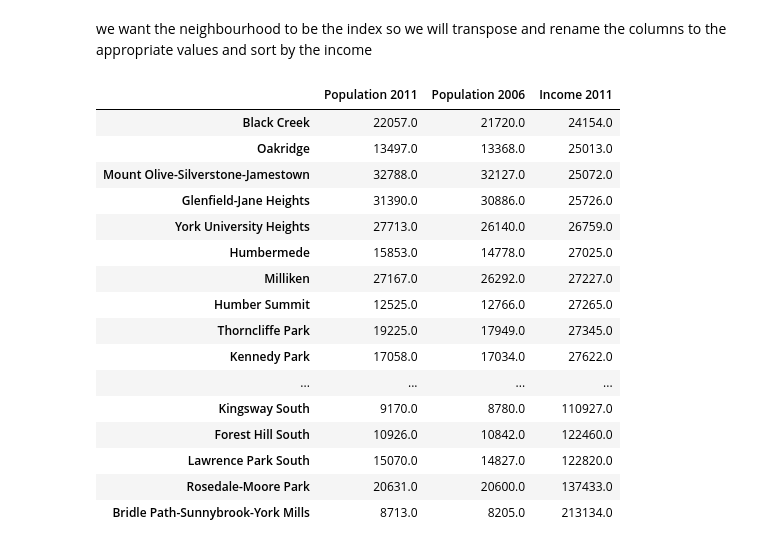
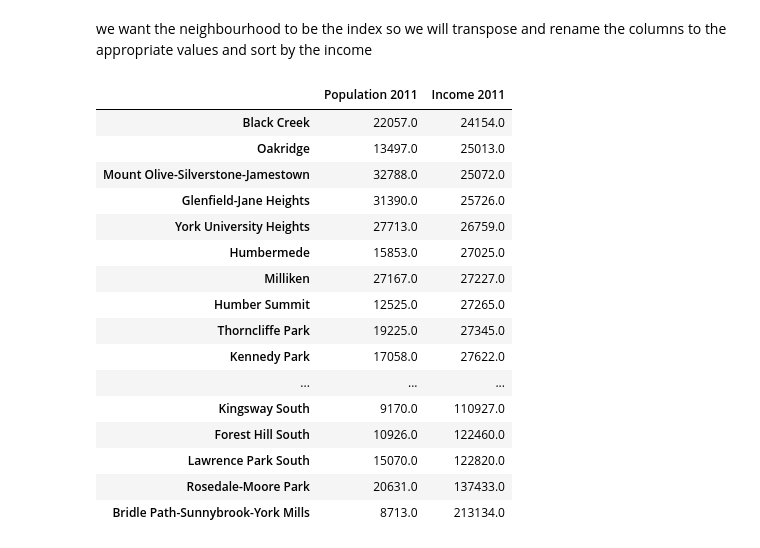
Before and after one commit to devanconstance/Coursera_Capstone, a Jupyter notebook: battle of the neighborhoods.ipynb, the cells around one changed output. Cells and saved outputs as stored; diff of their text form; code cells hidden in the pictures.

```diff
--- a/battle of the neighborhoods.ipynb
+++ b/battle of the neighborhoods.ipynb
@@ -63,7 +63,7 @@ toronto_df.head()
 # %% [markdown]
 now grabbing the neighbourhods from the dataframe and creating a new dataframe for 2006 and 2011 population and income based on their indexed location on the original dataframe
 # %%
-new_df=toronto_df.iloc[[0,1,689]]
+new_df=toronto_df.iloc[[0,689]]
 new_df=new_df.drop(['Category','Topic','Attribute','City of Toronto'], axis =1)
 new_df
 # %% [output]
@@ -75,24 +74,25 @@ new_df
 we want the neighbourhood to be the index so we will transpose and rename the columns to the appropriate values and sort by the income
 # %%
 new=new_df.transpose()
-new= new.rename(columns={0 : "Population 2011", 1 : "Population 2006", 689 : "Income 2011"})
+new= new.rename(columns={0 : "Population 2011"
+                         , 689 : "Income 2011"})
 new_toronto_df=new.sort_values('Income 2011')
 new_toronto_df
 # %% [output]
-|  | Population 2011 | Population 2006 | Income 2011 |
-| Black Creek | 22057.0 | 21720.0 | 24154.0 |
-| Oakridge | 13497.0 | 13368.0 | 25013.0 |
-| Mount Olive-Silverstone-Jamestown | 32788.0 | 32127.0 | 25072.0 |
-| Glenfield-Jane Heights | 31390.0 | 30886.0 | 25726.0 |
-| York University Heights | 27713.0 | 26140.0 | 26759.0 |
-| Humbermede | 15853.0 | 14778.0 | 27025.0 |
-| Milliken | 27167.0 | 26292.0 | 27227.0 |
-| Humber Summit | 12525.0 | 12766.0 | 27265.0 |
-| Thorncliffe Park | 19225.0 | 17949.0 | 27345.0 |
-| Kennedy Park | 17058.0 | 17034.0 | 27622.0 |
-| ... | ... | ... | ... |
-| Kingsway South | 9170.0 | 8780.0 | 110927.0 |
-| Forest Hill South | 10926.0 | 10842.0 | 122460.0 |
-| Lawrence Park South | 15070.0 | 14827.0 | 122820.0 |
-| Rosedale-Moore Park | 20631.0 | 20600.0 | 137433.0 |
-| Bridle Path-Sunnybrook-York Mills | 8713.0 | 8205.0 | 213134.0 |
+|  | Population 2011 | Income 2011 |
+| Black Creek | 22057.0 | 24154.0 |
+| Oakridge | 13497.0 | 25013.0 |
+| Mount Olive-Silverstone-Jamestown | 32788.0 | 25072.0 |
+| Glenfield-Jane Heights | 31390.0 | 25726.0 |
+| York University Heights | 27713.0 | 26759.0 |
+| Humbermede | 15853.0 | 27025.0 |
+| Milliken | 27167.0 | 27227.0 |
+| Humber Summit | 12525.0 | 27265.0 |
+| Thorncliffe Park | 19225.0 | 27345.0 |
+| Kennedy Park | 17058.0 | 27622.0 |
+| ... | ... | ... |
+| Kingsway South | 9170.0 | 110927.0 |
+| Forest Hill South | 10926.0 | 122460.0 |
+| Lawrence Park South | 15070.0 | 122820.0 |
+| Rosedale-Moore Park | 20631.0 | 137433.0 |
+| Bridle Path-Sunnybrook-York Mills | 8713.0 | 213134.0 |
```
Also changed, not shown: parts of 2 cells of this notebook.
